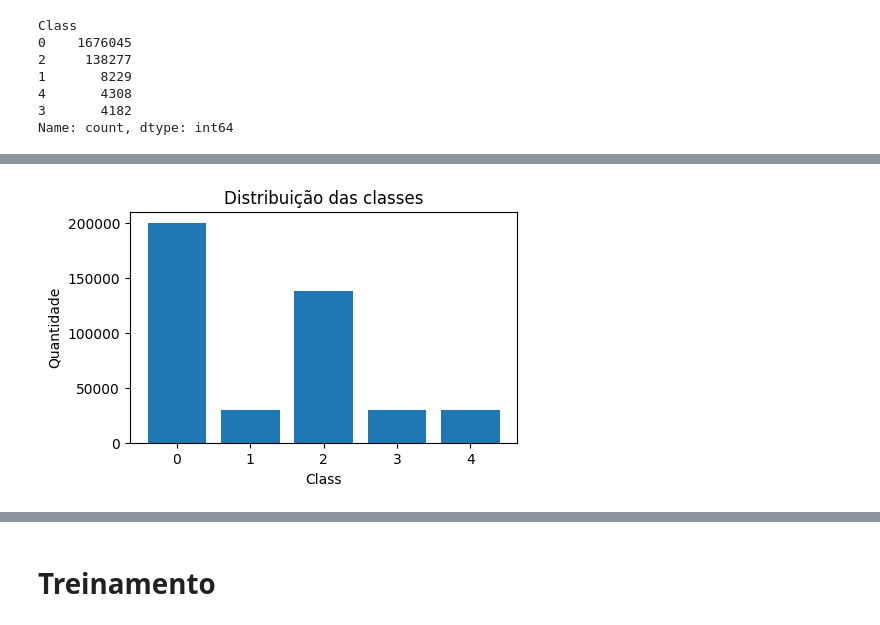
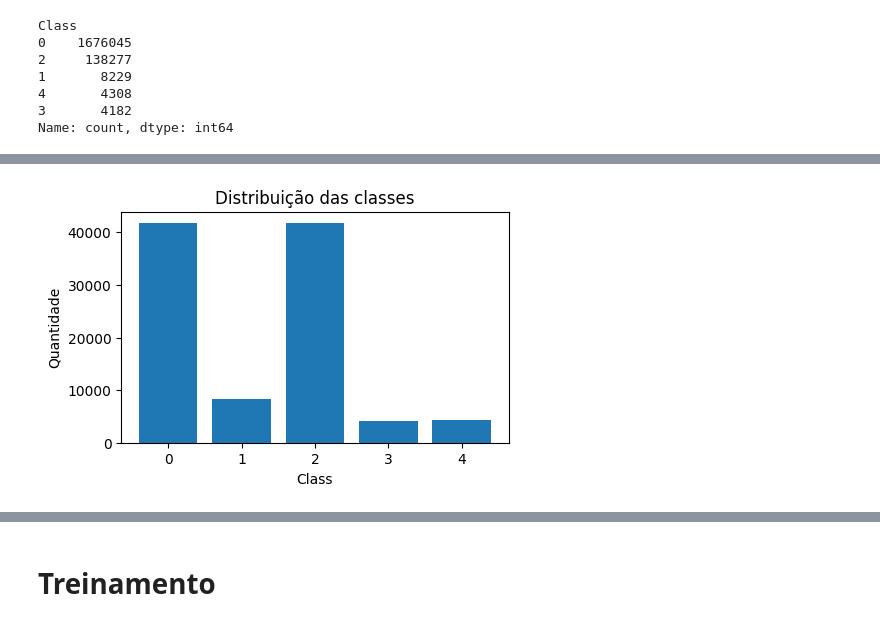
Before and after one commit to AlfredoLSN/Suricata_ML, a Jupyter notebook: main copy.ipynb, the cells around one changed output, grey strips where cells are left out. Cells and saved outputs as stored; diff of their text form; code cells hidden in the pictures.

```diff
--- a/main copy.ipynb
+++ b/main copy.ipynb
@@ -212,32 +179,0 @@ df_train_bal, _ = rus.fit_resample(
-# %%
-from imblearn.under_sampling import RandomUnderSampler
-from imblearn.over_sampling import SMOTE
-from collections import Counter
-
-# undersampling leve
-rus = RandomUnderSampler(
-    sampling_strategy={
-        0: 200000,
-        2: 138277,
-        1: 8229,
-        3: 4182,
-        4: 4308
-    },
-    random_state=42
-)
-
-df_train_bal_under, _ = rus.fit_resample(df_train, df_train["Class"])
-
-# oversampling das menores
-smote = SMOTE(
-    sampling_strategy={
-        1: 30000,
-        3: 30000,
-        4: 30000
-    },
-    random_state=42
-)
-
-df_train_bal_over, _ = smote.fit_resample(df_train_bal_under, df_train_bal_under["Class"])
-
-print(Counter(df_train_bal_over["Class"]))
@@ -245,0 +222,8 @@ Counter({0: 200000, 2: 138277, 1: 30000, 3: 30000, 4: 30000})
+# %%
+df_train_bal = aplicar_undersampling_por_proporcao(
+    df_train,
+    target_col="Class",
+    proporcao=10
+)
+
+df_train_bal["Class"].value_counts()
@@ -246,4 +238,4 @@ Counter({0: 200000, 2: 138277, 1: 30000, 3: 30000, 4: 30000})
 # %%
-plot_class_distribution(df_train_bal_over)
+plot_class_distribution(df_train_bal)
 # %% [output]
-[figure, old version]
+[figure, new version]
```
Also changed, not shown: parts of 25 cells of this notebook, 7 other files.
